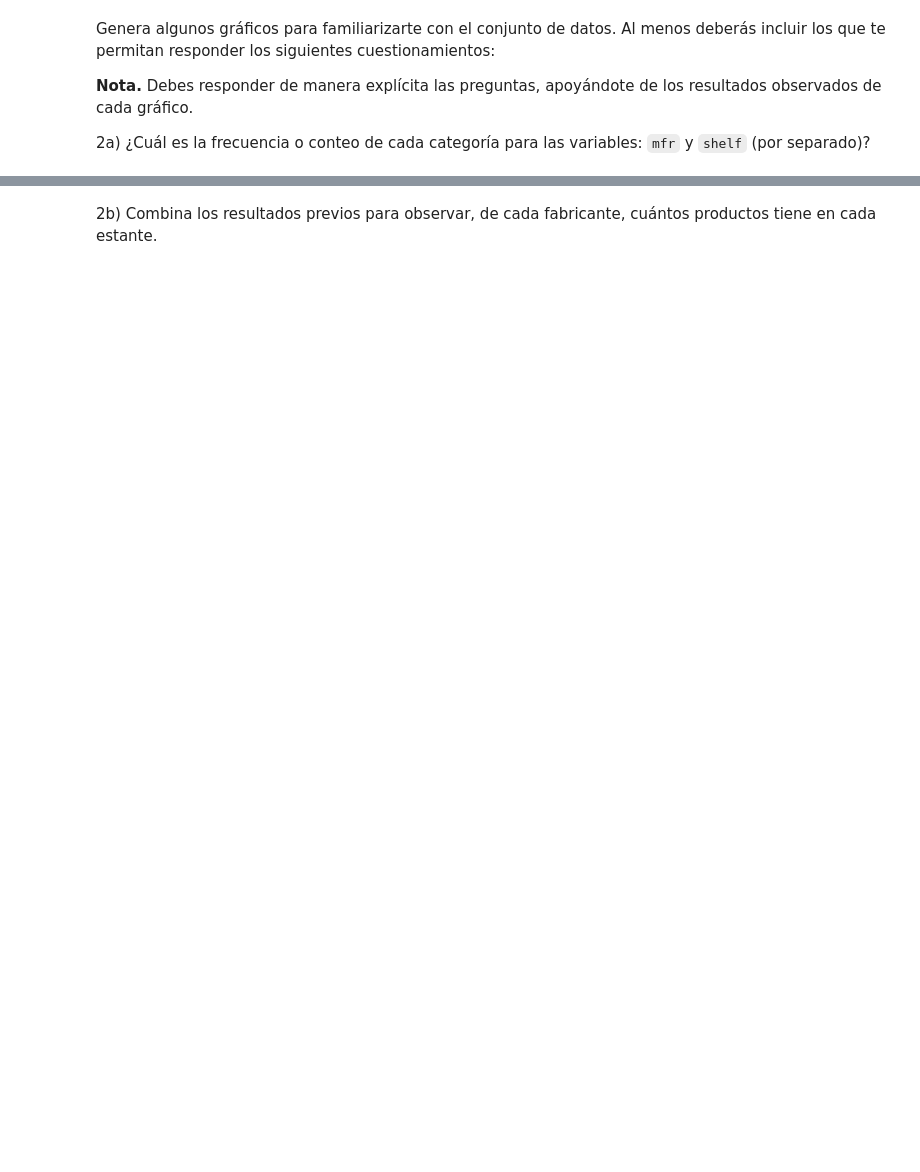
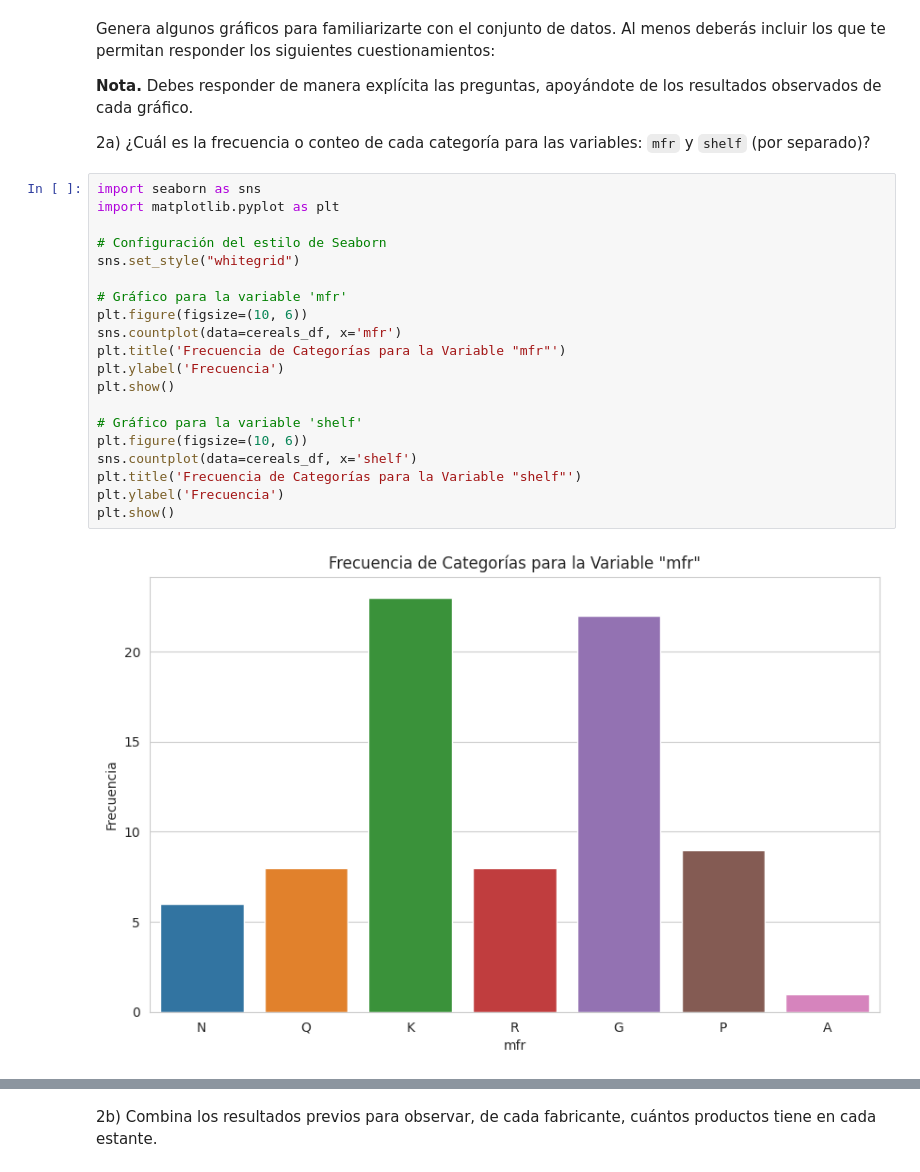
Before and after one commit to A01795331/estefania, a Jupyter notebook: Actividad7PCA.ipynb, the cells around one changed output, grey strips where cells are left out. Cells and saved outputs as stored; diff of their text form; blank space fills up the shorter version.

```diff
--- a/Actividad7PCA.ipynb
+++ b/Actividad7PCA.ipynb
@@ -58,3 +125,25 @@ Genera algunos gráficos para familiarizarte con el conjunto de datos. Al menos
 **Nota.** Debes responder de manera explícita las preguntas, apoyándote de los resultados observados de cada gráfico.
 
 2a) ¿Cuál es la frecuencia o conteo de cada categoría para las variables: `mfr` y `shelf` (por separado)?
+# %%
+import seaborn as sns
+import matplotlib.pyplot as plt
+
+# Configuración del estilo de Seaborn
+sns.set_style("whitegrid")
+
+# Gráfico para la variable 'mfr'
+plt.figure(figsize=(10, 6))
+sns.countplot(data=cereals_df, x='mfr')
+plt.title('Frecuencia de Categorías para la Variable "mfr"')
+plt.ylabel('Frecuencia')
+plt.show()
+
+# Gráfico para la variable 'shelf'
+plt.figure(figsize=(10, 6))
+sns.countplot(data=cereals_df, x='shelf')
+plt.title('Frecuencia de Categorías para la Variable "shelf"')
+plt.ylabel('Frecuencia')
+plt.show()
+# %% [output]
+[figure, added]
```
Also changed, not shown: parts of 20 cells of this notebook.
